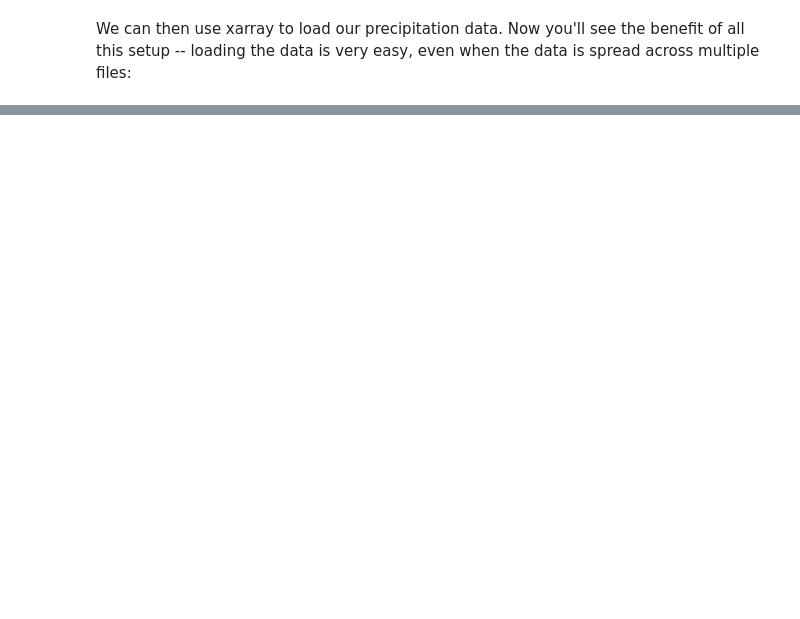
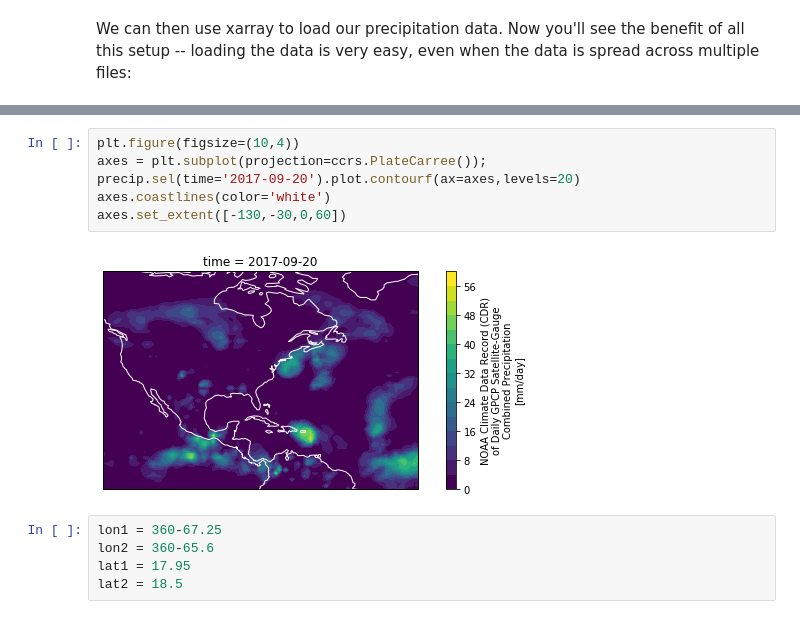
Before and after one commit to billboos/eps24fall2019, a Jupyter notebook: 01_Intro/01_Intro.ipynb, the cells around one changed output, grey strips where cells are left out. Saved outputs shown, nothing was run; the diff lists cells and outputs as text; blank space fills up the shorter version.

```diff
--- a/01_Intro/01_Intro.ipynb
+++ b/01_Intro/01_Intro.ipynb
@@ -255,0 +314,13 @@ OSError: no files to open
+# %%
+plt.figure(figsize=(10,4))
+axes = plt.subplot(projection=ccrs.PlateCarree());
+precip.sel(time='2017-09-20').plot.contourf(ax=axes,levels=20)
+axes.coastlines(color='white')
+axes.set_extent([-130,-30,0,60])
+# %% [output]
+[figure, added]
+# %%
+lon1 = 360-67.25
+lon2 = 360-65.6
+lat1 = 17.95
+lat2 = 18.5
```
Also changed, not shown: parts of 9 cells of this notebook.
